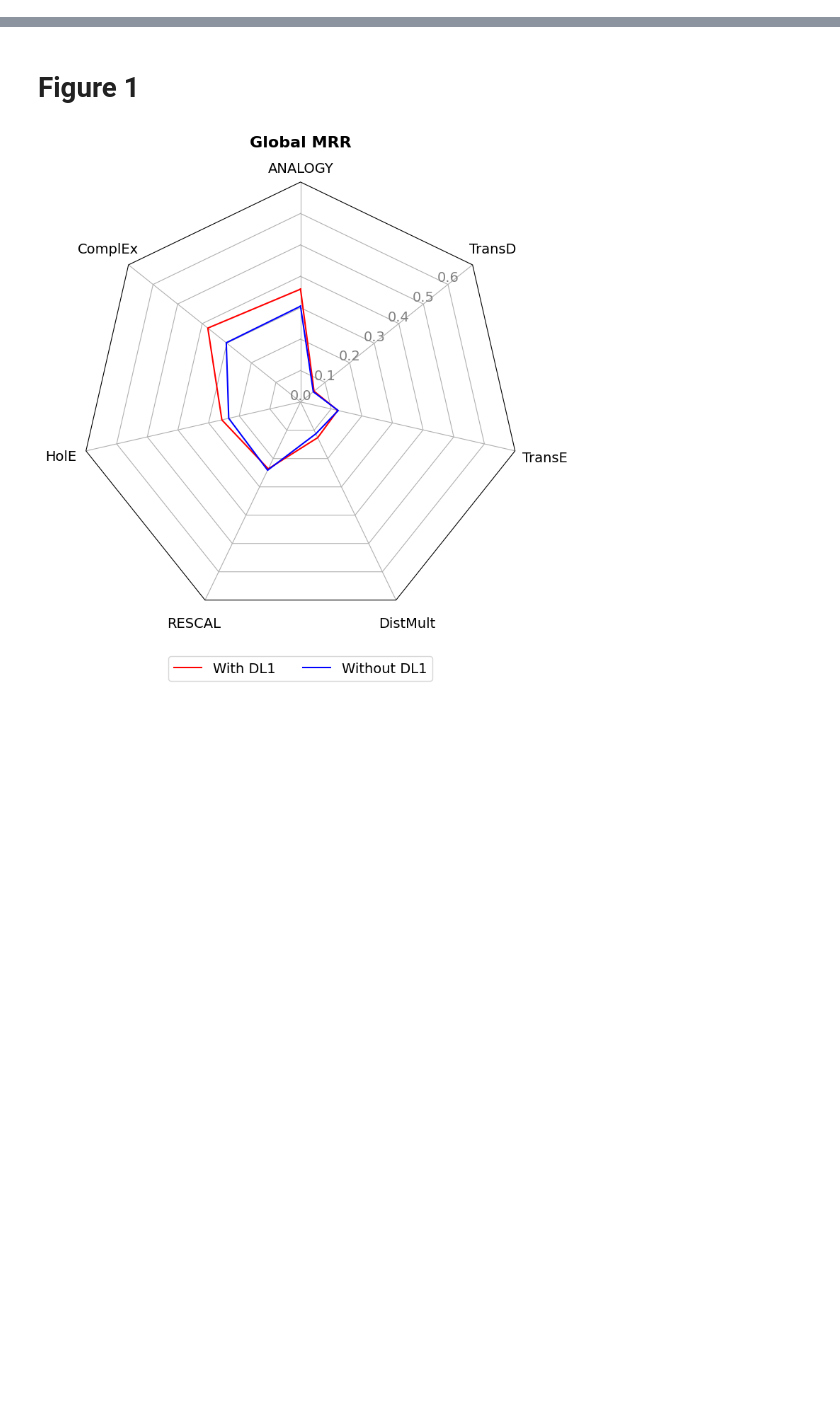
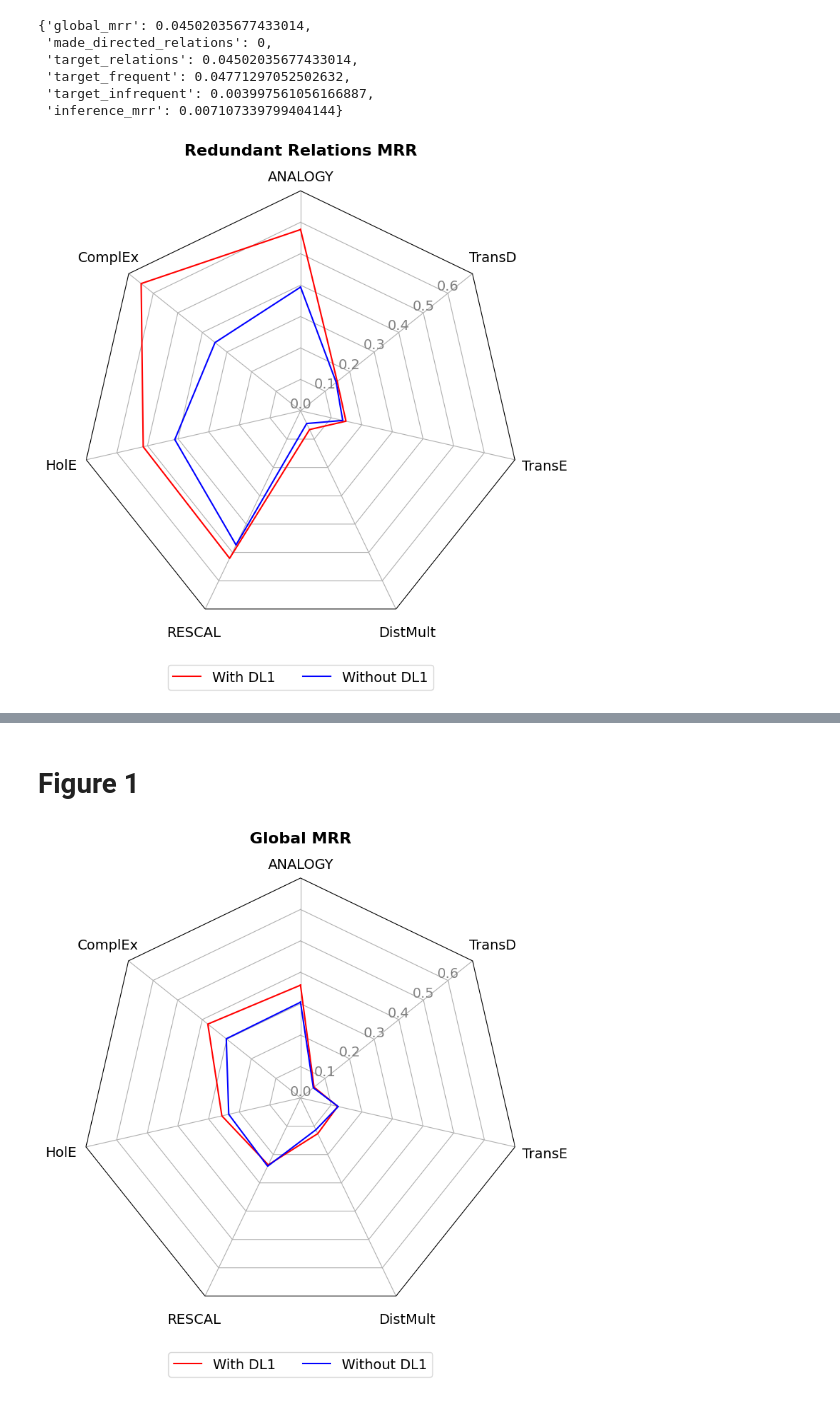
Before and after one commit to galadrielbriere/data_leakage_kge_benchmark, a Jupyter notebook: jupyter_results_processing/make_radar_plots.ipynb, the cells around one changed output, grey strips where cells are left out. Cells and saved outputs as stored; diff of their text form; code cells hidden in the pictures; blank space fills up the shorter version.

Commit message:
radar plots

```diff
--- a/jupyter_results_processing/make_radar_plots.ipynb
+++ b/jupyter_results_processing/make_radar_plots.ipynb
@@ -245,3 +334,40 @@ results = parse_model_metrics({"with_dl1": '/home/galadriel/dr_benchmark/DL1expe
                                "dl2": '/home/galadriel/dr_benchmark/DL2experiment/models',
                                "dl2_indication": '/home/galadriel/dr_benchmark/DL2experiment/models_indication',
                                "zero_shot": '/home/galadriel/dr_benchmark/DL3experiment/zero_shot/models'})
+# %%
+results["zero_shot"]["run2"]["ANALOGY"]
+# %% [output]
+{'global_mrr': 0.04502035677433014,
+ 'made_directed_relations': 0,
+ 'target_relations': 0.04502035677433014,
+ 'target_frequent': 0.04771297052502632,
+ 'target_infrequent': 0.003997561056166887,
+ 'inference_mrr': 0.007107339799404144}
+# %%
+experiment1 = "with_dl1"
+experiment2 = "without_dl1"
+run = "best"
+metric = "made_directed_relations"
+savefile = f"../figures/abstract_ISMB_1.svg"
+title = "Redundant Relations MRR"
+y_lim=0.7
+labels = ["With DL1", "Without DL1"]
+colors = ("red", "blue")
+font_size=14
+
+plt1= plot_radar2(
+    results=results,
+    metric1=metric,
+    experiment1=experiment1,
+    experiment2=experiment2,
+    run=run,
+    y_lim=y_lim,
+    title=title,
+    legend_labels=labels,
+    colors=colors,
+    font_size=font_size,
+    savefile=savefile,
+    return_fig=True
+)
+# %% [output]
+[figure, added]
```
Also changed, not shown: parts of 5 cells of this notebook.
